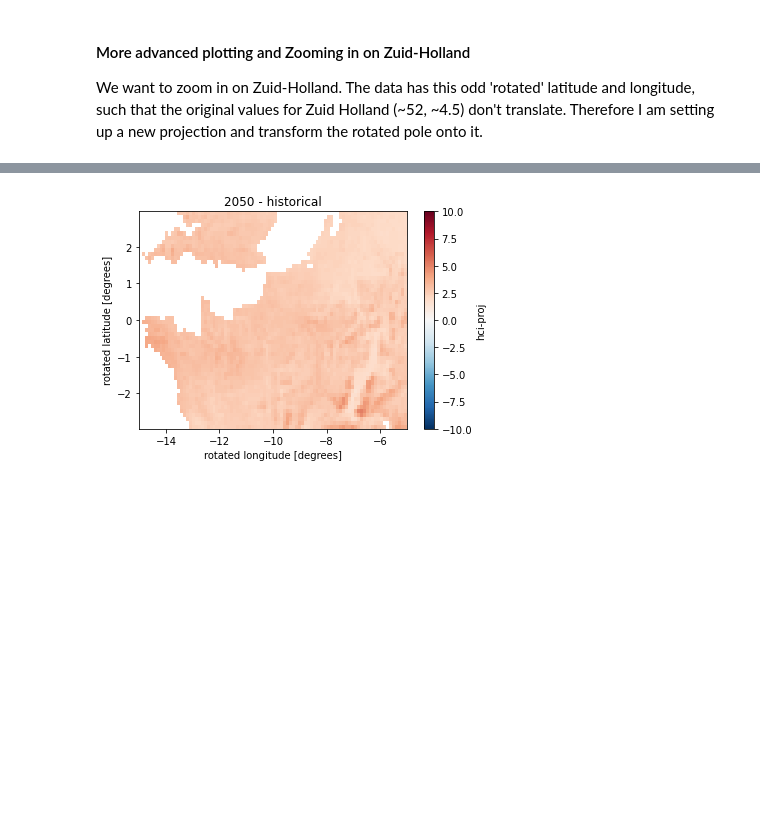
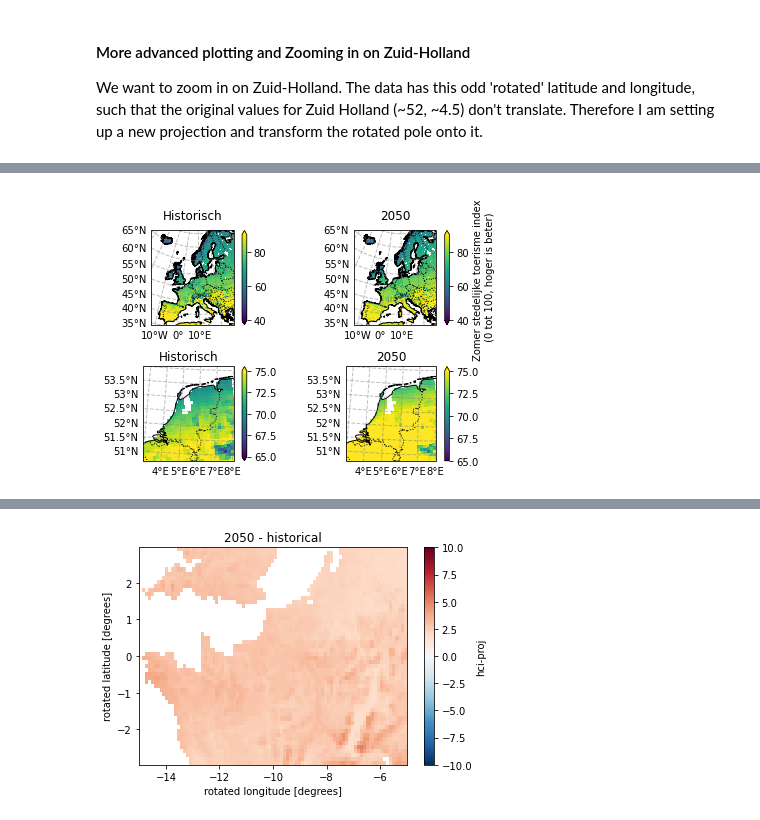
Before and after one commit to Climate-Adaptation-Services-CAS/Tourism, a Jupyter notebook: Tourism_Zuid-Holland.ipynb, the cells around one changed output, grey strips where cells are left out. Drawn from its saved outputs; the diff is of its cells as text; code cells hidden in the pictures; blank space fills up the shorter version.

```diff
--- a/Tourism_Zuid-Holland.ipynb
+++ b/Tourism_Zuid-Holland.ipynb
@@ -216,27 +181,76 @@ plt.tight_layout()
 # %%
-fig, axs = plt.subplots(1, 2, subplot_kw={'projection': ccrs.EuroPP()})
+fig, axs = plt.subplots(2, 2, subplot_kw={'projection': ccrs.EuroPP()})
 
-(SEAS5['tprate']
- .where(SEAS5_mask == 31)
- .where(EOBS_upscaled['rr'].sel(time='1950').squeeze('time').notnull()) ## mask values that are nan in EOBS
- .mean(dim=['time', 'leadtime', 'number'])
- .plot(
-    transform=ccrs.PlateCarree(),
-    vmin=0,
-    vmax=8,
-    cmap=plt.cm.Blues,
-    ax=axs[0])
+##Topleft panel
+HCI_jja_hist['hci-proj'].plot(
+    transform=ccrs.RotatedPole(
+        pole_longitude = -162.0,
+        pole_latitude = 39.25,
+    ),
+    vmin = 40,
+    vmax = 90,
+    ax=axs[0,0],
+    cbar_kwargs={'label': ""}
 )
 
-EOBS_upscaled['rr'].where(SEAS5_mask == 31).mean(dim='time').plot(
-    transform=ccrs.PlateCarree(),
-    vmin=0,
-    vmax=8,
-    cmap=plt.cm.Blues,
-    ax=axs[1])
+##Topright panel
+HCI_jja_proj['hci-proj'].plot(
+    transform=ccrs.RotatedPole(
+        pole_longitude = -162.0,
+        pole_latitude = 39.25,
+    ),
+    vmin = 40,
+    vmax = 90,
+    ax=axs[0,1],
+    cbar_kwargs={'label': "Zomer stedelijke toerisme index \n (0 tot 100, hoger is beter)"}
+)
+
+##Bottomleft panel
+HCI_jja_hist['hci-proj'].sel(rlat = slice (0,4),
+                                 rlon = slice (-10,-6)).plot(
+    transform=ccrs.RotatedPole(
+        pole_longitude = -162.0,
+        pole_latitude = 39.25,
+    ),
+    vmin = 65,
+    vmax = 75,
+    ax=axs[1,0],
+    cbar_kwargs={'label': ""}
+)
+
+##Bottomright panel
+HCI_jja_proj['hci-proj'].sel(rlat = slice (0,4),
+                                 rlon = slice (-10,-6)).plot(
+    transform=ccrs.RotatedPole(
+        pole_longitude = -162.0,
+        pole_latitude = 39.25,
+    ),
+    vmin = 65,
+    vmax = 75,
+    ax=axs[1,1],
+    cbar_kwargs={'label': ""}
+)
 
 for ax in axs.flat:
     ax.coastlines(resolution='10m')
+    ax.add_feature(cartopy.feature.BORDERS, linestyle=':')
+    gl = ax.gridlines(crs=ccrs.PlateCarree(),
+                  draw_labels=True,     # cannot label OSGB projection..
+                  linewidth=1,
+                  color='gray',
+                  alpha=0.5,
+                  linestyle='--')
+    gl.top_labels = False
+    gl.right_labels = False
 
-axs[0].set_title('SEAS5')
-axs[1].set_title('EOBS')
+axs[1,0].set_extent([3, 8, 50.8, 54])
+axs[1,1].set_extent([3, 8, 50.8, 54])
+axs[0,0].set_title('Historisch')
+axs[0,1].set_title('2050')
+axs[1,0].set_title('Historisch')
+axs[1,1].set_title('2050')
+
+plt.tight_layout()
+plt.savefig('./Graphs/Urban.pdf', dpi=300)
+# %% [output]
+[figure, added]
```
Also changed, not shown: parts of 33 cells of this notebook, 10 other files.
